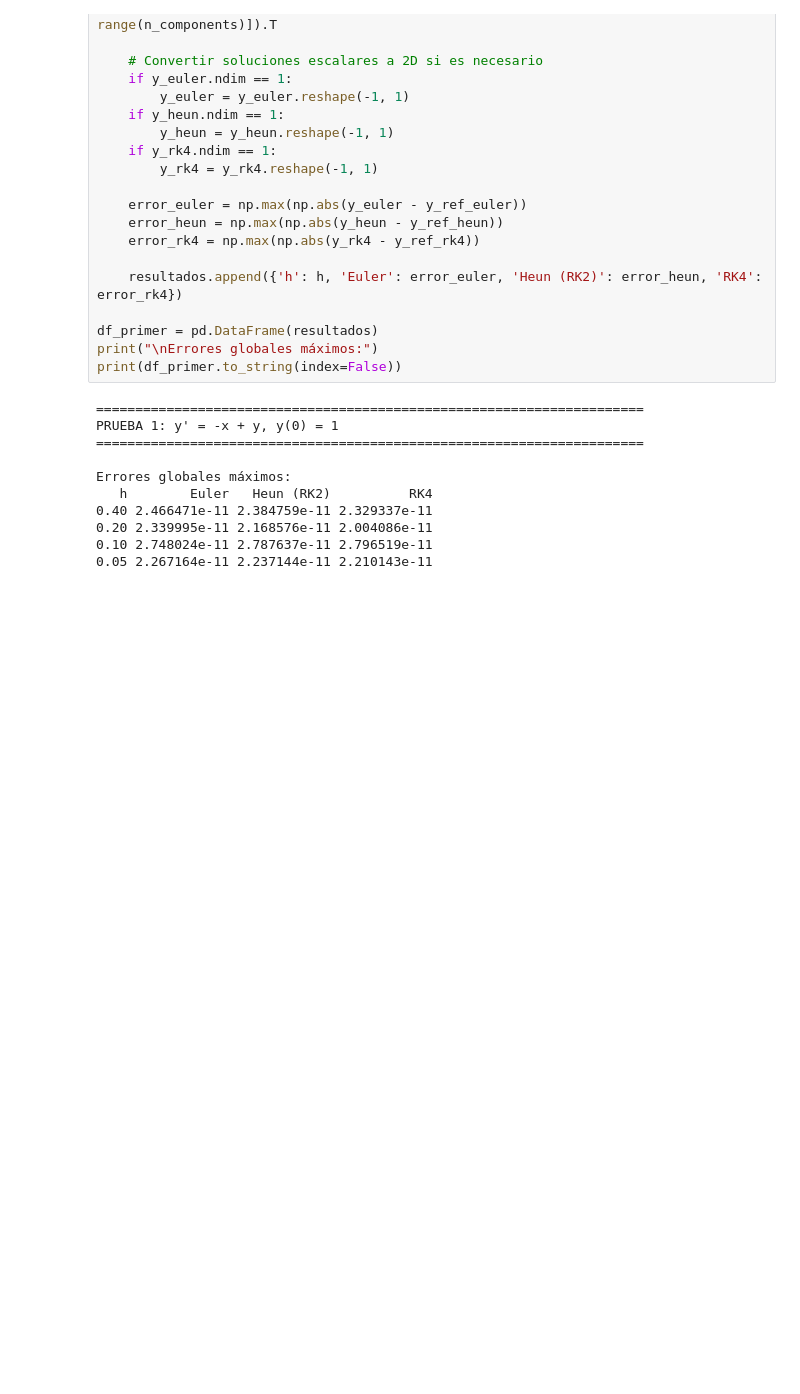
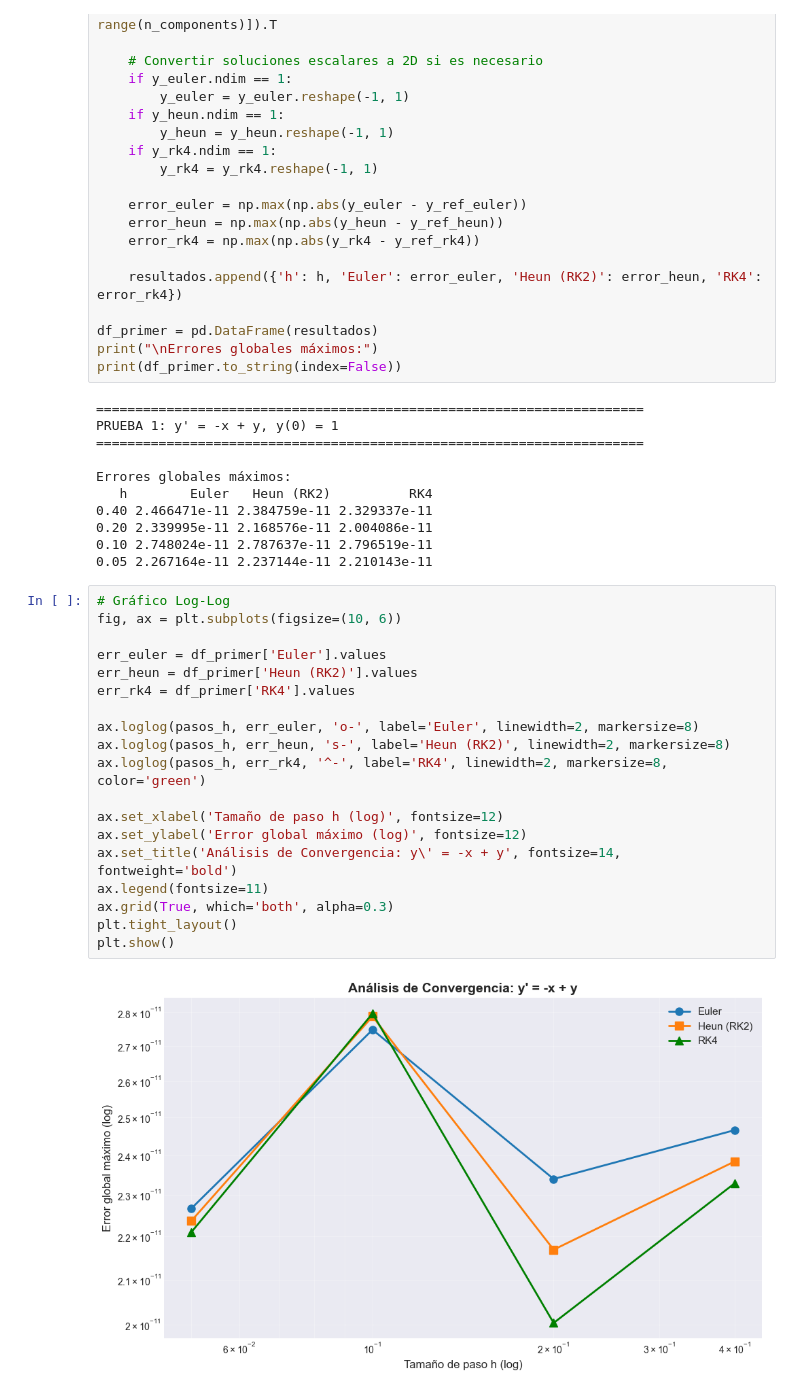
Before and after one commit to Palasuwu/Proyecto_Ecuas, a Jupyter notebook: Proyecto.ipynb, the cells around one changed output. Cells and saved outputs as stored; diff of their text form; blank space fills up the shorter version.

Commit message:
Feat : Tried the other 2 defined methods , they are working correctly with their own graphs

```diff
--- a/Proyecto.ipynb
+++ b/Proyecto.ipynb
@@ -178,3 +178,24 @@ Errores globales máximos:
 0.20 2.339995e-11 2.168576e-11 2.004086e-11
 0.10 2.748024e-11 2.787637e-11 2.796519e-11
 0.05 2.267164e-11 2.237144e-11 2.210143e-11
+# %%
+# Gráfico Log-Log
+fig, ax = plt.subplots(figsize=(10, 6))
+
+err_euler = df_primer['Euler'].values
+err_heun = df_primer['Heun (RK2)'].values
+err_rk4 = df_primer['RK4'].values
+
+ax.loglog(pasos_h, err_euler, 'o-', label='Euler', linewidth=2, markersize=8)
+ax.loglog(pasos_h, err_heun, 's-', label='Heun (RK2)', linewidth=2, markersize=8)
+ax.loglog(pasos_h, err_rk4, '^-', label='RK4', linewidth=2, markersize=8, color='green')
+
+ax.set_xlabel('Tamaño de paso h (log)', fontsize=12)
+ax.set_ylabel('Error global máximo (log)', fontsize=12)
+ax.set_title('Análisis de Convergencia: y\' = -x + y', fontsize=14, fontweight='bold')
+ax.legend(fontsize=11)
+ax.grid(True, which='both', alpha=0.3)
+plt.tight_layout()
+plt.show()
+# %% [output]
+[figure, added]
```
Also changed, not shown: parts of 3 cells of this notebook.
